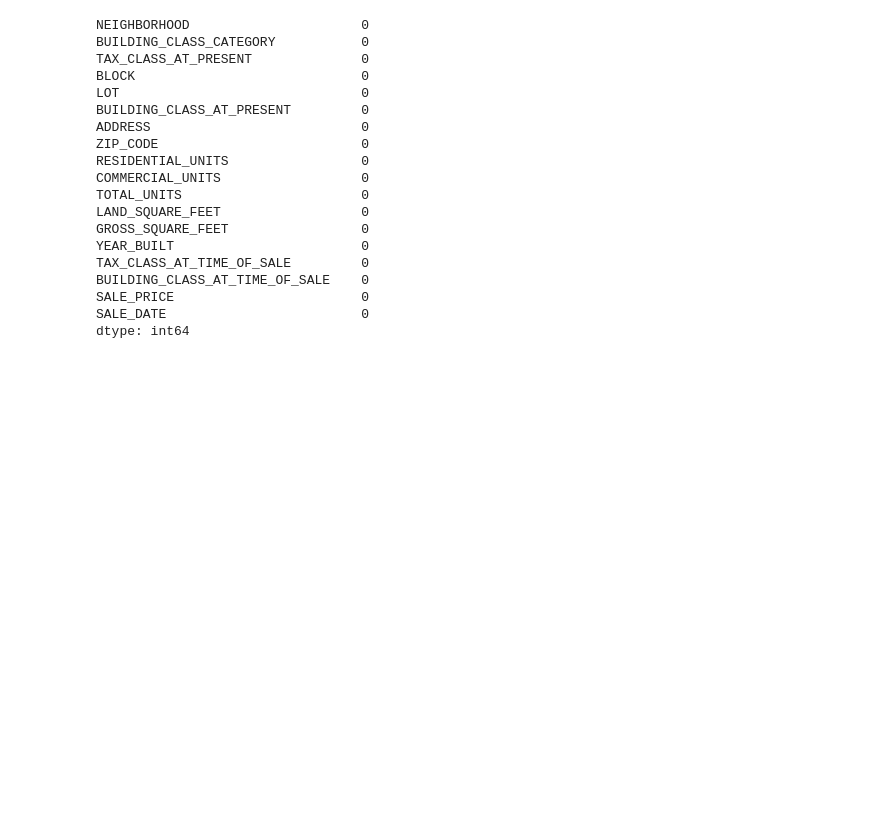
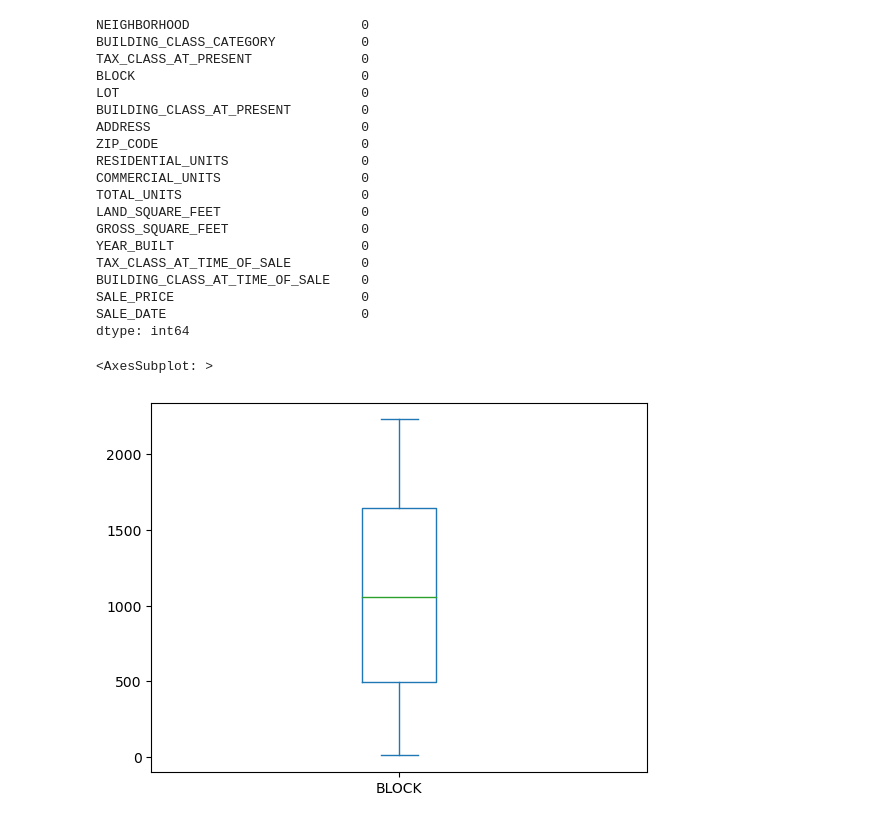
Before and after one commit to Stevedev7/Big-Data-CW, a Jupyter notebook: task1.ipynb, the cells around one changed output. Saved outputs shown, nothing was run; the diff lists cells and outputs as text; code cells hidden in the pictures; blank space fills up the shorter version.

```diff
--- a/task1.ipynb
+++ b/task1.ipynb
@@ -95,3 +97,8 @@ BUILDING_CLASS_AT_TIME_OF_SALE    0
 SALE_PRICE                        0
 SALE_DATE                         0
 dtype: int64
+# %%
+df['BLOCK'].plot.box()
+# %% [output]
+<AxesSubplot: >
+[figure, added]
```
Also changed, not shown: parts of 14 cells of this notebook.
